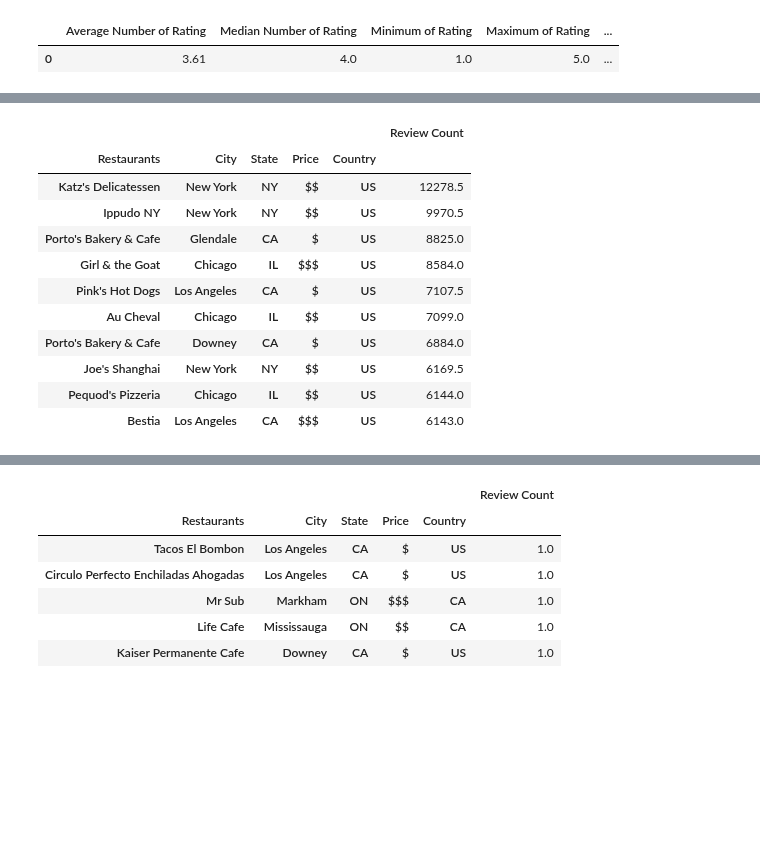
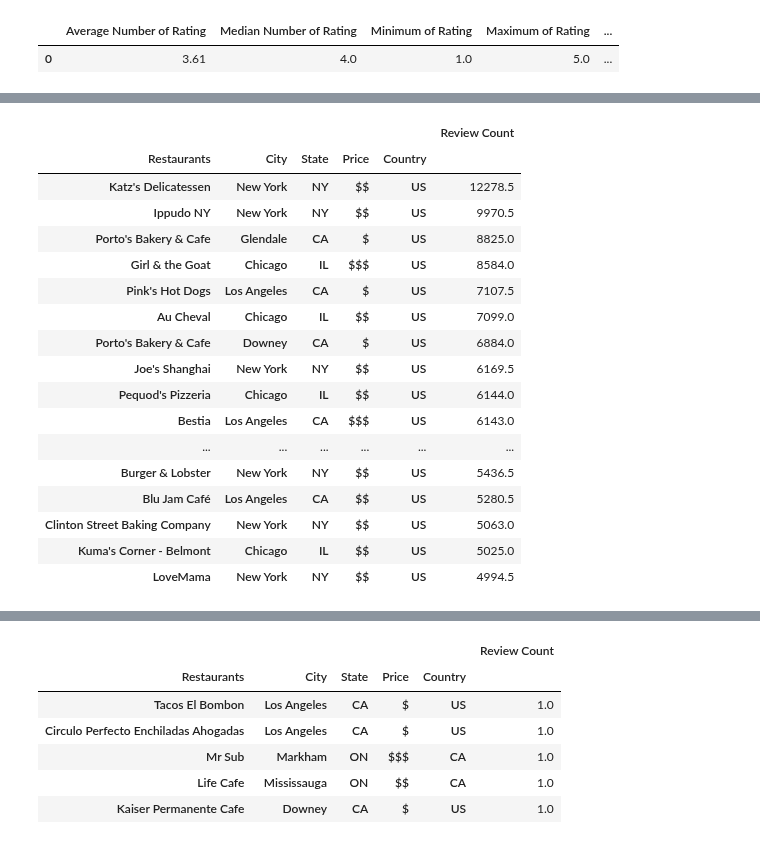
Before and after one commit to ermiasgelaye/Yelp-Challenge, a Jupyter notebook: pyRestaurants/yelp-challenge.ipynb, the cells around one changed output, grey strips where cells are left out. Cells and saved outputs as stored; diff of their text form; code cells hidden in the pictures; blank space fills up the shorter version.

```diff
--- a/pyRestaurants/yelp-challenge.ipynb
+++ b/pyRestaurants/yelp-challenge.ipynb
@@ -291,19 +298,25 @@ Histogram("Review Count", cleaned_data,20, title="Restaurants Review Count")
 # %%
-# Restaurants with top
+# Restaurants with top Review Count
 city_review=cleaned_data[["Restaurants","City","State","Price","Country","Review Count"]]
 Avergae_city= city_review.groupby(["Restaurants","City","State","Price","Country"]).mean()
 top_review_cities=Avergae_city[Avergae_city['Review Count']>500].sort_values('Review Count',ascending = False)
-top_review_cities.head(10)
+top_review_cities.head(20)
 # %% [output]
 |  |  |  |  |  | Review Count |
 | Restaurants | City | State | Price | Country |  |
 | Katz's Delicatessen | New York | NY | $$ | US | 12278.5 |
 | Ippudo NY | New York | NY | $$ | US | 9970.5 |
 | Porto's Bakery & Cafe | Glendale | CA | $ | US | 8825.0 |
 | Girl & the Goat | Chicago | IL | $$$ | US | 8584.0 |
 | Pink's Hot Dogs | Los Angeles | CA | $ | US | 7107.5 |
 | Au Cheval | Chicago | IL | $$ | US | 7099.0 |
 | Porto's Bakery & Cafe | Downey | CA | $ | US | 6884.0 |
 | Joe's Shanghai | New York | NY | $$ | US | 6169.5 |
 | Pequod's Pizzeria | Chicago | IL | $$ | US | 6144.0 |
 | Bestia | Los Angeles | CA | $$$ | US | 6143.0 |
+| ... | ... | ... | ... | ... | ... |
+| Burger & Lobster | New York | NY | $$ | US | 5436.5 |
+| Blu Jam Café | Los Angeles | CA | $$ | US | 5280.5 |
+| Clinton Street Baking Company | New York | NY | $$ | US | 5063.0 |
+| Kuma's Corner - Belmont | Chicago | IL | $$ | US | 5025.0 |
+| LoveMama | New York | NY | $$ | US | 4994.5 |
```
Also changed, not shown: parts of 54 cells of this notebook, 5 other files.
